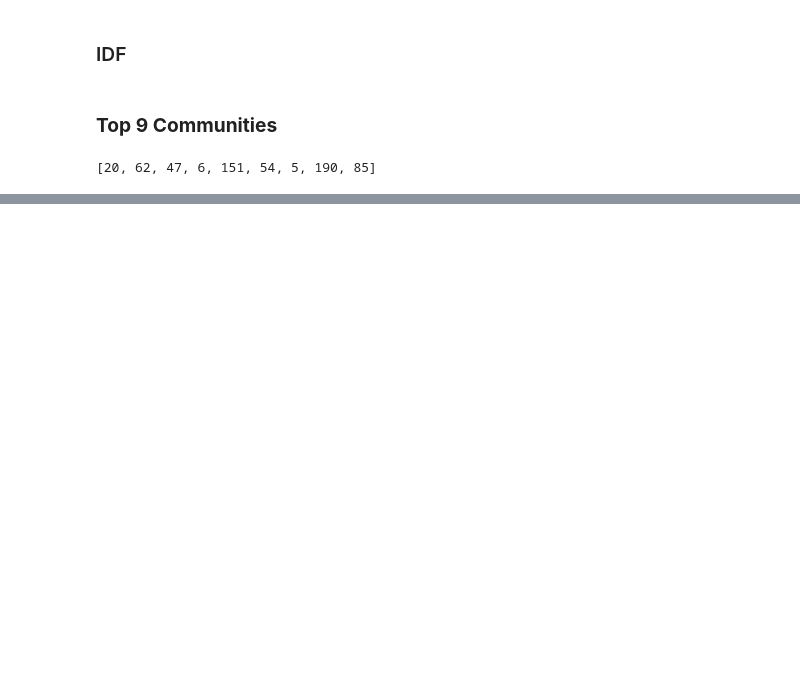
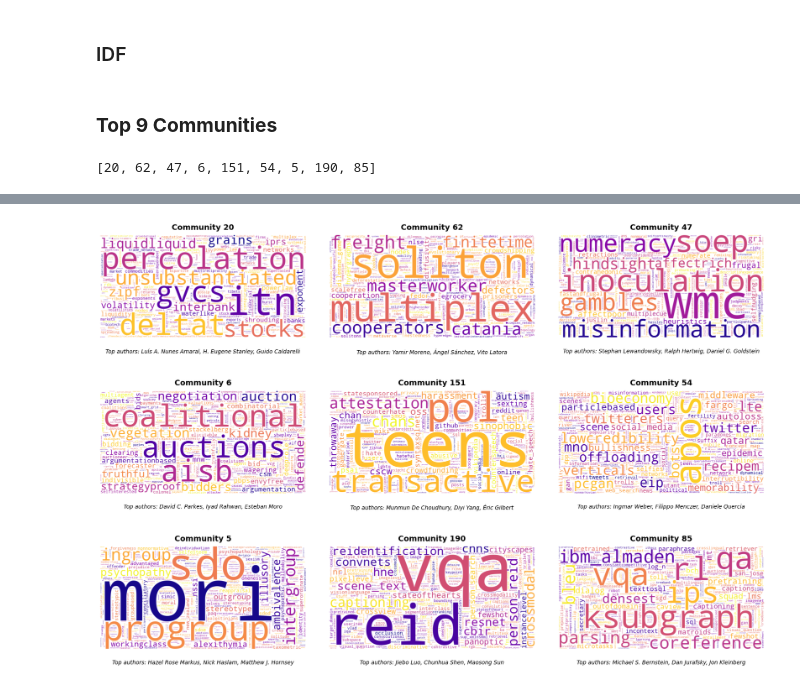
Before and after one commit to KeremOzemre/Computational-Social-Science, a Jupyter notebook: network/week8.ipynb, the cells around one changed output, grey strips where cells are left out. Saved outputs shown, nothing was run; the diff lists cells and outputs as text; code cells hidden in the pictures; blank space fills up the shorter version.

```diff
--- a/network/week8.ipynb
+++ b/network/week8.ipynb
@@ -254,9 +227,27 @@ TFIDF = {
     for cid in top_9_id_list
 }
 # %%
+top_9_id_dict = {}
 for id in top_9_id_list:
+    G = G_social_compute
     top_terms = dict(
         sorted(TFIDF[id].items(), key=lambda item: item[1], reverse=True)[:10]
     )
-    print(f"TF-IDF, top 10 terms for Community {id} {top_terms}")
+    authors_in_community = [
+        node for node in G.nodes if G.nodes[node]["community"] == id
+    ]
+    authors_sorted_by_degree = sorted(
+    authors_in_community,
+    key=lambda node: G.nodes[node]["degree"],
+    reverse=True
+    )
+    top3_authors = authors_sorted_by_degree[:3]
+    top3_author_names = [G.nodes[node]["display_name"] for node in top3_authors]
+
+    top_9_id_dict[id] = {
+        "term": top_terms,
+        "authors": top3_author_names
+    }
+
+    print(f"TF-IDF, top 10 terms for Community {id} {top_terms} \n Top 3 authors {top3_author_names} \n")
 # %% [output]
@@ -271,0 +271,64 @@ TF-IDF, top 10 terms for Community 85 {'preposit': np.float64(5.180580787960469)
+# %%
+from wordcloud import WordCloud
+import matplotlib.pyplot as plt
+
+fig, axes = plt.subplots(3, 3, figsize=(18, 12))
+axes = axes.flatten()
+
+for i,id in enumerate(top_9_id_list):
+    ax = axes[i]
+
+    items = TFIDF[id].items()
+    authors = top_9_id_dict[id]["authors"]
+
+    terms_dict = {
+        word: float(score)
+        for word, score in items
+        if score > 0
+    }
+
+   # Create a nicer word cloud
+    wordcloud = WordCloud(
+        width=800,
+        height=400,
+        background_color='white',
+        colormap='plasma',
+        contour_width=1,
+        contour_color='black',
+        max_words=500
+    ).generate_from_frequencies(terms_dict)
+
+    # Plot
+    ax.imshow(wordcloud, interpolation='bilinear')
+    ax.axis('off')
+
+    # Format authors nicely (shorten if needed)
+    authors_str = ", ".join(authors[:3])
+
+    # Stylish title
+    ax.set_title(
+        f"Community {id}",
+        fontsize=14,
+        fontweight='bold',
+        pad=10
+    )
+
+    # Subtitle (authors)
+    ax.text(
+        0.5, -0.1,
+        f"Top authors: {authors_str}",
+        ha='center',
+        va='top',
+        transform=ax.transAxes,
+        fontsize=10,
+        style='italic'
+    )
+
+# Remove empty subplots if <9 communities
+for j in range(i + 1, len(axes)):
+    axes[j].axis('off')
+
+plt.tight_layout()
+plt.show()
+# %% [output]
+[figure, added]
```
Also changed, not shown: parts of 9 cells of this notebook, 3 other files.
